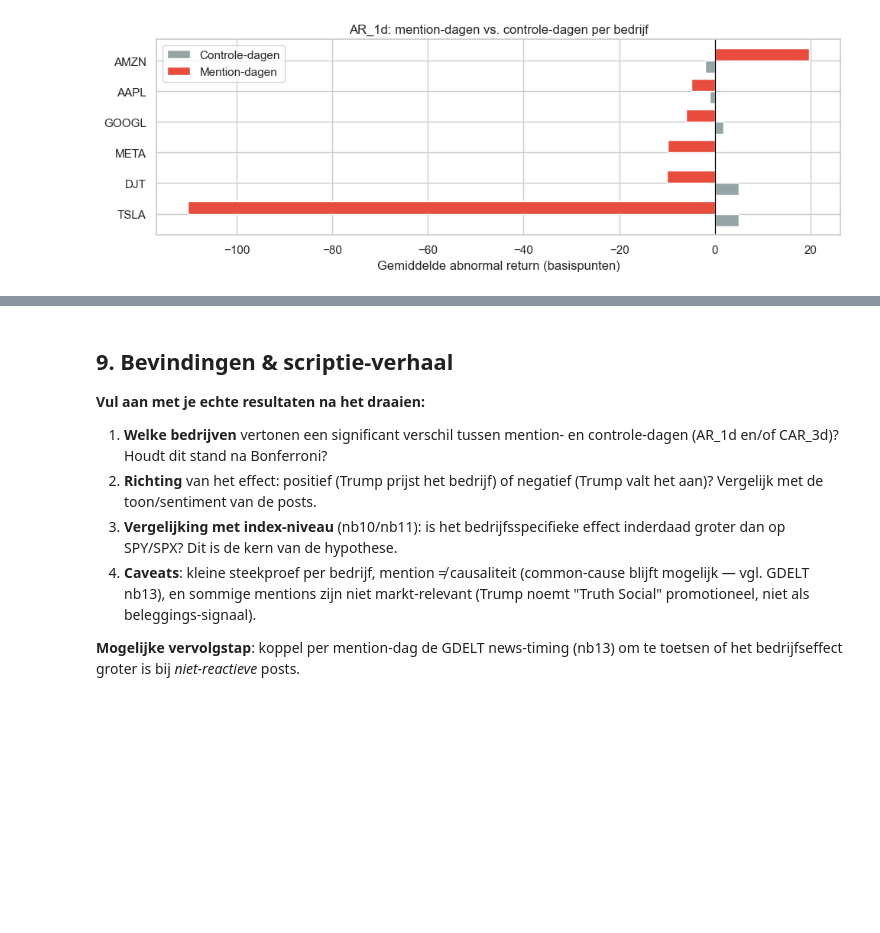
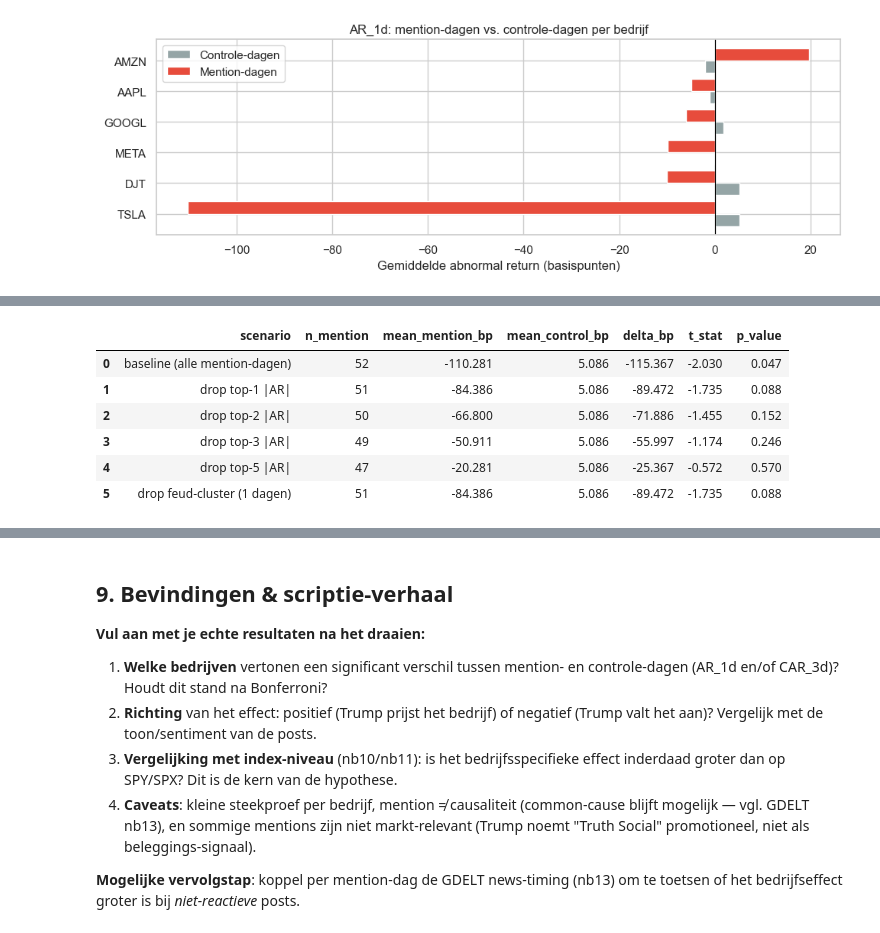
Before and after one commit to QuintenFritz/truthsocial-marketimpact, a Jupyter notebook: notebooks/14_individual_stocks_event_study.ipynb, the cells around one changed output, grey strips where cells are left out. Saved outputs shown, nothing was run; the diff lists cells and outputs as text; code cells hidden in the pictures; blank space fills up the shorter version.

```diff
--- a/notebooks/14_individual_stocks_event_study.ipynb
+++ b/notebooks/14_individual_stocks_event_study.ipynb
@@ -399,0 +412,41 @@ else:
+# %%
+from scipy import stats
+
+TKR = "TSLA"
+valid = event_detail[TKR].dropna(subset=["ar"]).copy()
+mention = valid[valid["is_mention"]].sort_values("ar")          # meest negatief bovenaan
+control = valid[~valid["is_mention"]]
+
+def welch(m, c, col="ar"):
+    m, c = m[col].dropna(), c[col].dropna()
+    t, p = stats.ttest_ind(m, c, equal_var=False)
+    return len(m), m.mean()*1e4, c.mean()*1e4, (m.mean()-c.mean())*1e4, t, p
+
+rows = []
+# Baseline
+rows.append(("baseline (alle mention-dagen)",) + welch(mention, control))
+
+# Scenario 1: drop top-k meest extreme |AR| mention-dagen
+mention["abs_ar"] = mention["ar"].abs()
+for k in (1, 2, 3, 5):
+    drop_idx = mention.nlargest(k, "abs_ar").index
+    rows.append((f"drop top-{k} |AR|",) + welch(mention.drop(drop_idx), control))
+
+# Scenario 2: drop Trump-Musk-feud window(s). Pas datums aan naar wat jij weet.
+# De grootste publieke breuk was begin juni 2025 (TSLA -14% op 2025-06-05).
+FEUD_WINDOWS = [("2025-06-01", "2025-06-10")]
+mask = pd.Series(False, index=mention.index)
+for s, e in FEUD_WINDOWS:
+    s, e = pd.Timestamp(s, tz="UTC"), pd.Timestamp(e, tz="UTC")
+    mask |= mention["date"].between(s, e)
+n_feud = int(mask.sum())
+rows.append((f"drop feud-cluster ({n_feud} dagen)",) + welch(mention[~mask], control))
+
+robust = pd.DataFrame(rows, columns=[
+    "scenario", "n_mention", "mean_mention_bp", "mean_control_bp", "delta_bp", "t_stat", "p_value"
+])
+print("Welke dagen worden in de top-k gedropt:")
+print(mention.nlargest(5, "abs_ar")[["date", "ar"]].assign(ar_bp=lambda d: d["ar"]*1e4).to_string(index=False))
+print()
+robust.round(3)
+# %% [output]
@@ -399,0 +460,7 @@ else:
+|  | scenario | n_mention | mean_mention_bp | mean_control_bp | delta_bp | t_stat | p_value |
+| 0 | baseline (alle mention-dagen) | 52 | -110.281 | 5.086 | -115.367 | -2.030 | 0.047 |
+| 1 | drop top-1 |AR| | 51 | -84.386 | 5.086 | -89.472 | -1.735 | 0.088 |
+| 2 | drop top-2 |AR| | 50 | -66.800 | 5.086 | -71.886 | -1.455 | 0.152 |
+| 3 | drop top-3 |AR| | 49 | -50.911 | 5.086 | -55.997 | -1.174 | 0.246 |
+| 4 | drop top-5 |AR| | 47 | -20.281 | 5.086 | -25.367 | -0.572 | 0.570 |
+| 5 | drop feud-cluster (1 dagen) | 51 | -84.386 | 5.086 | -89.472 | -1.735 | 0.088 |
```
Also changed, not shown: parts of 10 cells of this notebook, 9 other files.
